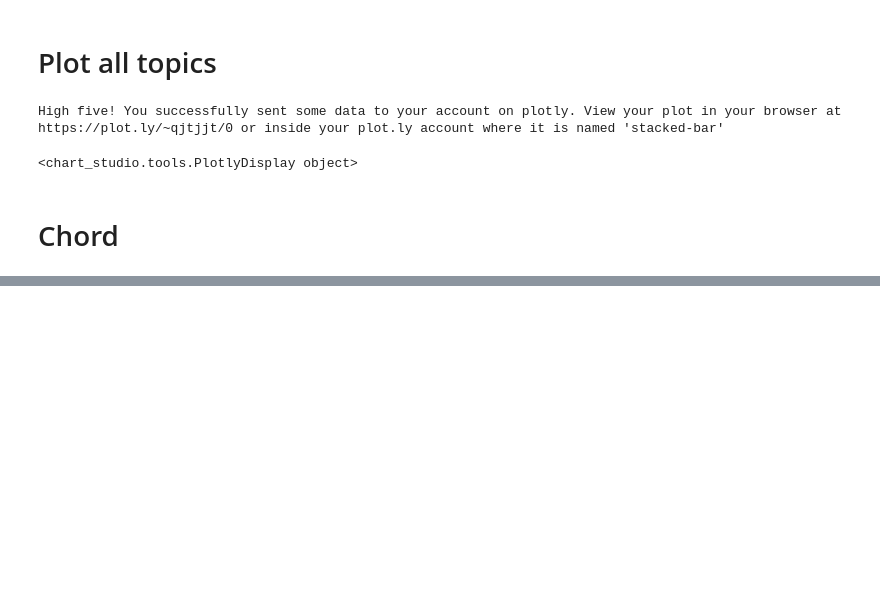
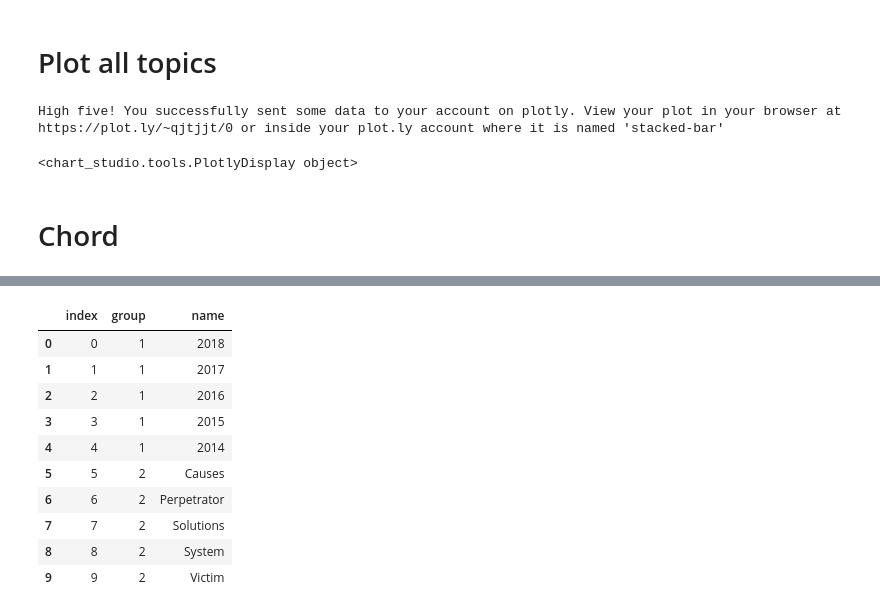
Before and after one commit to soda-lab/family-violence, a Jupyter notebook: Topic-Modelling-Diagram.ipynb, the cells around one changed output, grey strips where cells are left out. Drawn from its saved outputs; the diff is of its cells as text; code cells hidden in the pictures; blank space fills up the shorter version.

```diff
--- a/Topic-Modelling-Diagram.ipynb
+++ b/Topic-Modelling-Diagram.ipynb
@@ -233,0 +376,19 @@ t = show(row(fig, ), notebook_handle=True)
+# %%
+links = df_new.copy()
+nodes = pd.DataFrame()
+nodes['group'] = [1] * 5 + [2] * 5
+nodes['name'] =  ['2018','2017','2016','2015','2014'] + topic_list
+nodes = hv.Dataset(nodes, 'index')
+nodes.data
+# %% [output]
+|  | index | group | name |
+| 0 | 0 | 1 | 2018 |
+| 1 | 1 | 1 | 2017 |
+| 2 | 2 | 1 | 2016 |
+| 3 | 3 | 1 | 2015 |
+| 4 | 4 | 1 | 2014 |
+| 5 | 5 | 2 | Causes |
+| 6 | 6 | 2 | Perpetrator |
+| 7 | 7 | 2 | Solutions |
+| 8 | 8 | 2 | System |
+| 9 | 9 | 2 | Victim |
```
Also changed, not shown: parts of 12 cells of this notebook.
